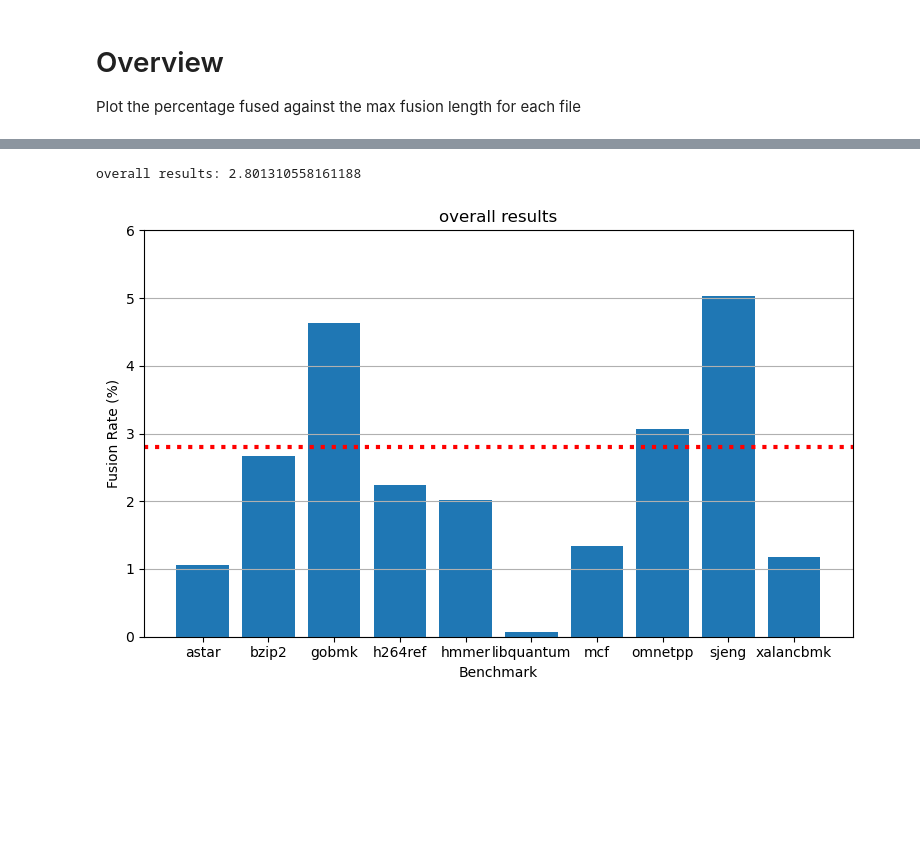
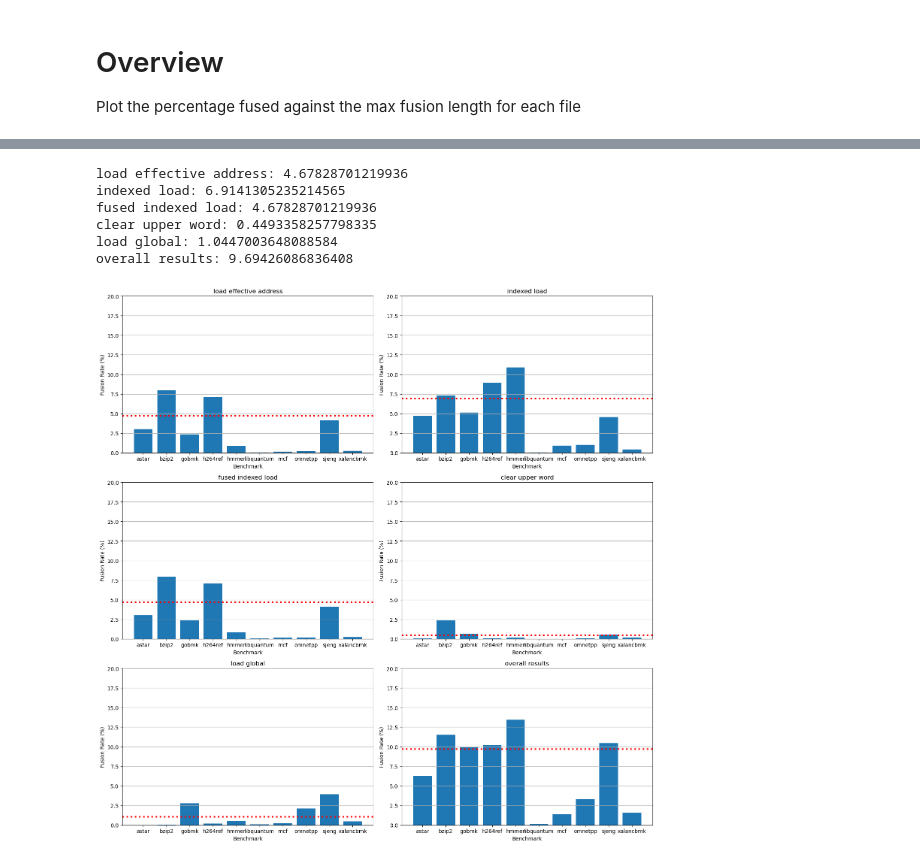
Before and after one commit to elizabethhsy/InstructionFusion, a Jupyter notebook: python/celio et al.ipynb, the cells around one changed output, grey strips where cells are left out. Drawn from its saved outputs; the diff is of its cells as text; code cells hidden in the pictures; blank space fills up the shorter version.

Commit message:
run statistics, rerun graphs

```diff
--- a/python/celio et al.ipynb
+++ b/python/celio et al.ipynb
@@ -42,30 +42,35 @@ len(grouped)
 # %%
 num_groups = len(grouped)
 cols = 2
 rows = math.ceil(num_groups / cols)
 fig, axes = plt.subplots(rows, cols, figsize=(15, 5 * rows))
 axes = axes.flatten()
 
 for i, (group_name, group_data) in enumerate(grouped):
     data = group_data.reset_index()
     first_value = aggregate_df[aggregate_df['rule_title'] == group_name]['percentage_fused'].iloc[0]
     print(f"{group_name}: {first_value}")
     axes[i].axhline(y=first_value, color='red', linestyle='dotted', linewidth=3)
     axes[i].bar(data['file'], data['percentage_fused'])
-    # axes[i].set_title(f'{group_name}')
+    axes[i].set_title(f'{group_name}')
     axes[i].set_xlabel('Benchmark')
     axes[i].set_ylabel('Fusion Rate (%)')
     axes[i].tick_params(axis='x')
     axes[i].grid(axis='y')
-    axes[i].set_ylim(bottom=0, top=6)
+    axes[i].set_ylim(bottom=0, top=20)
 
 for j in range(i + 1, len(axes)):
     fig.delaxes(axes[j])
 
 plt.tight_layout()
 # plt.subplots_adjust(wspace=0.5, hspace=0.5)
 plt.savefig(img_path, dpi=300, bbox_inches='tight')
 plt.show()
 # %% [output]
-overall results: 2.801310558161188
+load effective address: 4.67828701219936
+indexed load: 6.9141305235214565
+fused indexed load: 4.67828701219936
+clear upper word: 0.4493358257798335
+load global: 1.0447003648088584
+overall results: 9.69426086836408
-[figure, old version]
+[figure, new version]
```
Also changed, not shown: parts of 3 cells of this notebook, 21 other files.
